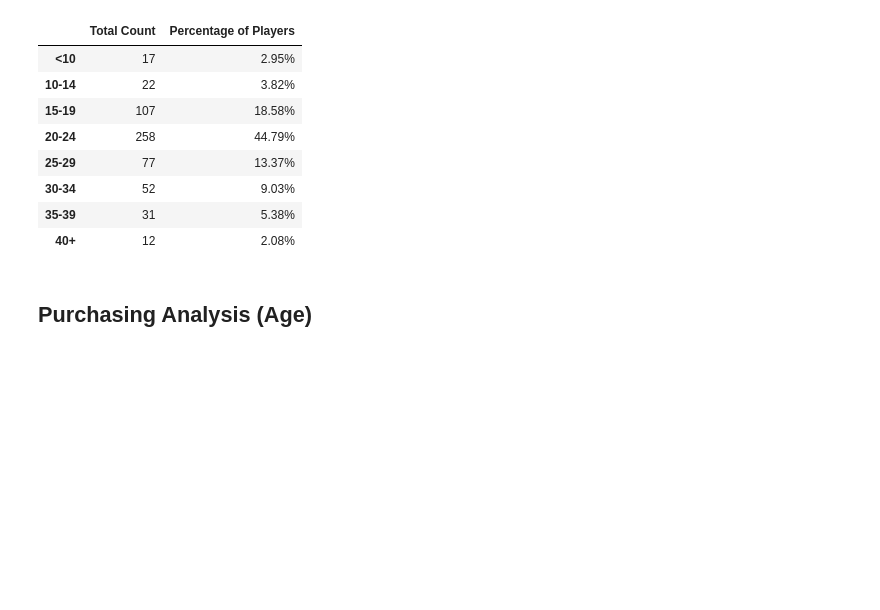
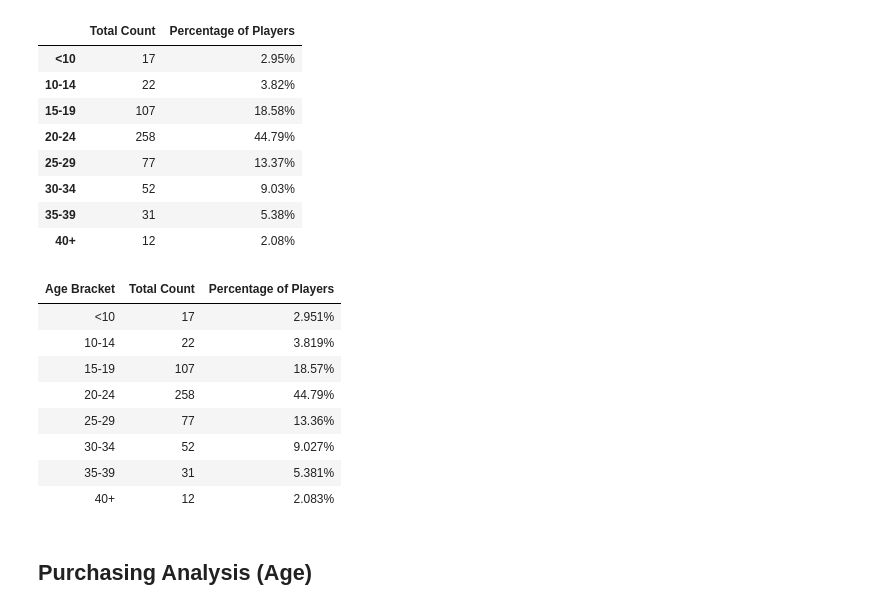
Before and after one commit to Fispit/Heroes-of-Pymoli-Analysis, a Jupyter notebook: HeroesOfPymoli/HeroesOfPymoli.ipynb, the cells around one changed output. Cells and saved outputs as stored; diff of their text form; code cells hidden in the pictures; blank space fills up the shorter version.

Commit message:
Finished age brackets

```diff
--- a/HeroesOfPymoli/HeroesOfPymoli.ipynb
+++ b/HeroesOfPymoli/HeroesOfPymoli.ipynb
@@ -170,6 +170,48 @@ genderpurchasestats__df
 | 30-34 | 52 | 9.03% |
 | 35-39 | 31 | 5.38% |
 | 40+ | 12 | 2.08% |
+# %%
+#Establishing Bins
+Agebins=["<10","10-14","15-19","20-24","25-29","30-34","35-39","40+"]
+agebinsq=[0,0,0,0,0,0,0,0]
+for element in unique_values["Age"]:
+    if element<10:
+        agebinsq[0]+=1
+    elif element<15:
+        agebinsq[1]+=1
+    elif element<20:
+        agebinsq[2]+=1
+    elif element<25:
+        agebinsq[3]+=1
+    elif element<30:
+        agebinsq[4]+=1
+    elif element<35:
+        agebinsq[5]+=1
+    elif element<40:
+        agebinsq[6]+=1
+    elif element>=40:
+        agebinsq[7]+=1
+agebinspcnt=[]
+
+for element in agebinsq:
+    percent=element/sum(agebinsq)*100
+    percentstr=str(percent)
+    percentstr=percentstr[0:5]+"%"
+    agebinspcnt.append(percentstr)
+
+framedata={"Age Bracket":Agebins,"Total Count":agebinsq,"Percentage of Players":agebinspcnt}
+agedata_df=pd.DataFrame(framedata)
+agedata_df.style.hide_index()
+# %% [output]
+| Age Bracket | Total Count | Percentage of Players |
+| <10 | 17 | 2.951% |
+| 10-14 | 22 | 3.819% |
+| 15-19 | 107 | 18.57% |
+| 20-24 | 258 | 44.79% |
+| 25-29 | 77 | 13.36% |
+| 30-34 | 52 | 9.027% |
+| 35-39 | 31 | 5.381% |
+| 40+ | 12 | 2.083% |
 # %% [markdown]
 ## Purchasing Analysis (Age)
 # %% [markdown]
```
Also changed, not shown: parts of 2 cells of this notebook.
